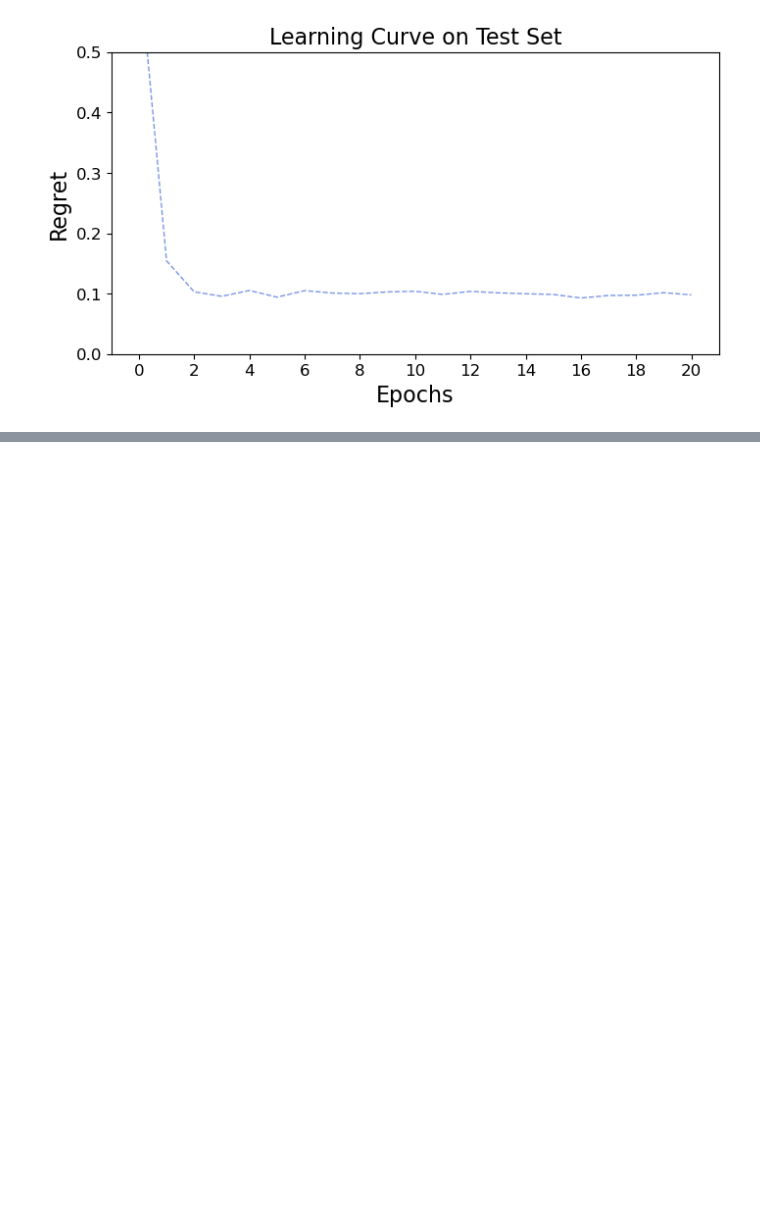
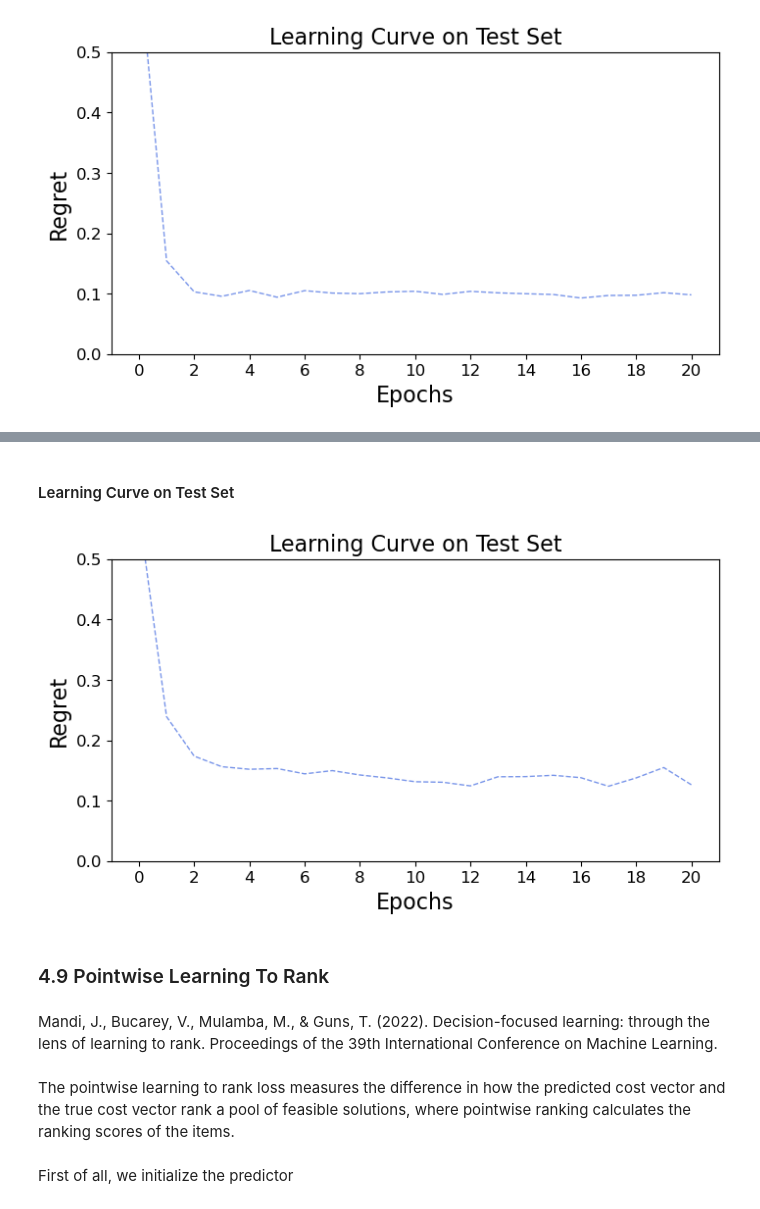
Before and after one commit to khalil-research/PyEPO, a Jupyter notebook: notebooks/03 Training and Testing.ipynb, the cells around one changed output, grey strips where cells are left out. Cells and saved outputs as stored; diff of their text form; code cells hidden in the pictures; blank space fills up the shorter version.

```diff
--- a/notebooks/03 Training and Testing.ipynb
+++ b/notebooks/03 Training and Testing.ipynb
@@ -849,0 +942,23 @@ plt.show()
+# %% [markdown]
+#### Learning Curve on Test Set
+# %%
+# draw plot for regret on test
+fig = plt.figure(figsize=(8, 4))
+plt.plot(range(num_epochs+1), loss_log_regret, color="royalblue", ls="--", alpha=0.7, lw=1)
+plt.xticks(range(0, num_epochs+1, 2), fontsize=12)
+plt.yticks(fontsize=12)
+plt.ylim(0, 0.5)
+plt.xlabel("Epochs", fontsize=16)
+plt.ylabel("Regret", fontsize=16)
+plt.title("Learning Curve on Test Set", fontsize=16)
+plt.show()
+# %% [output]
+[figure, added]
+# %% [markdown]
+### 4.9 Pointwise Learning To Rank
+# %% [markdown]
+Mandi, J., Bucarey, V., Mulamba, M., & Guns, T. (2022). Decision-focused learning: through the lens of learning to rank. Proceedings of the 39th International Conference on Machine Learning.
+# %% [markdown]
+The pointwise learning to rank loss measures the difference in how the predicted cost vector and the true cost vector rank a pool of feasible solutions, where pointwise ranking calculates the ranking scores of the items.
+# %% [markdown]
+First of all, we initialize the predictor
```
Also changed, not shown: parts of 21 cells of this notebook.
